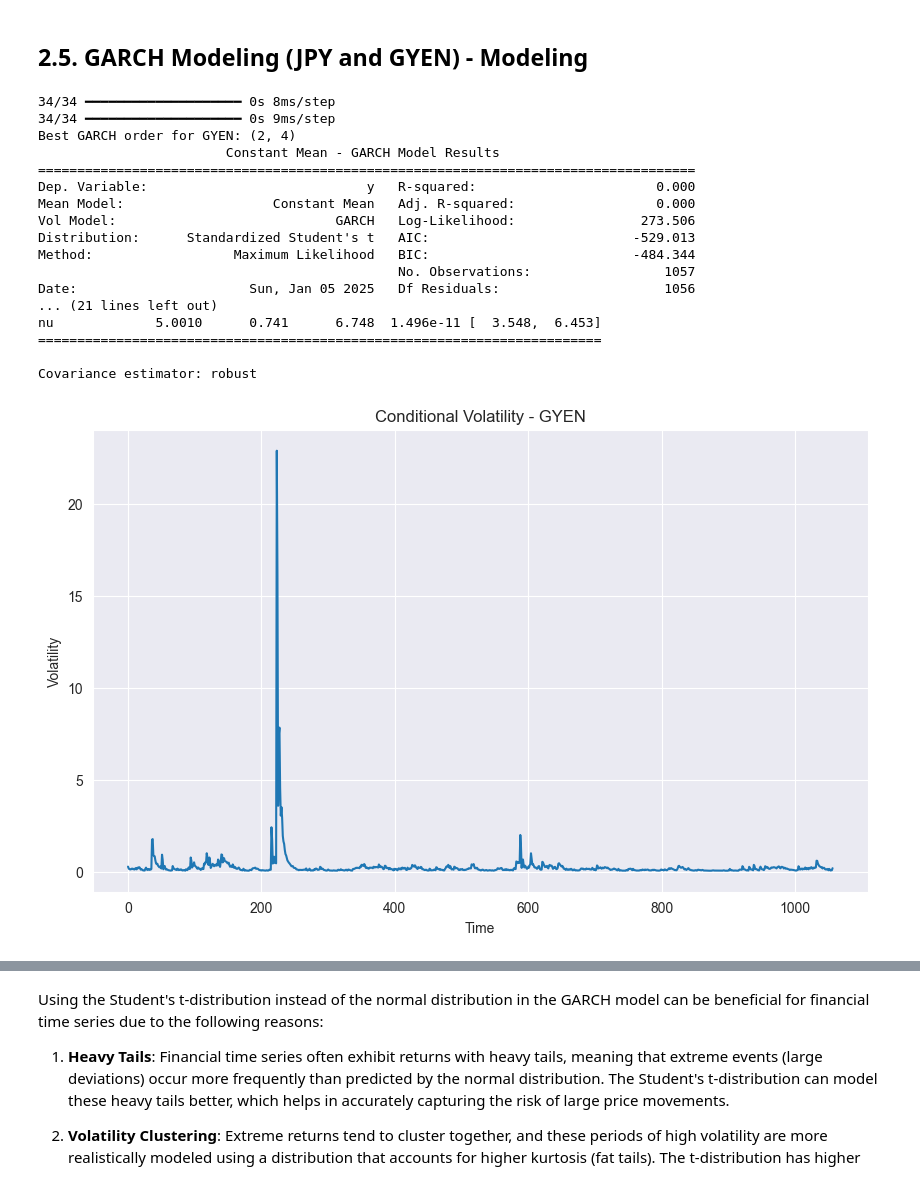
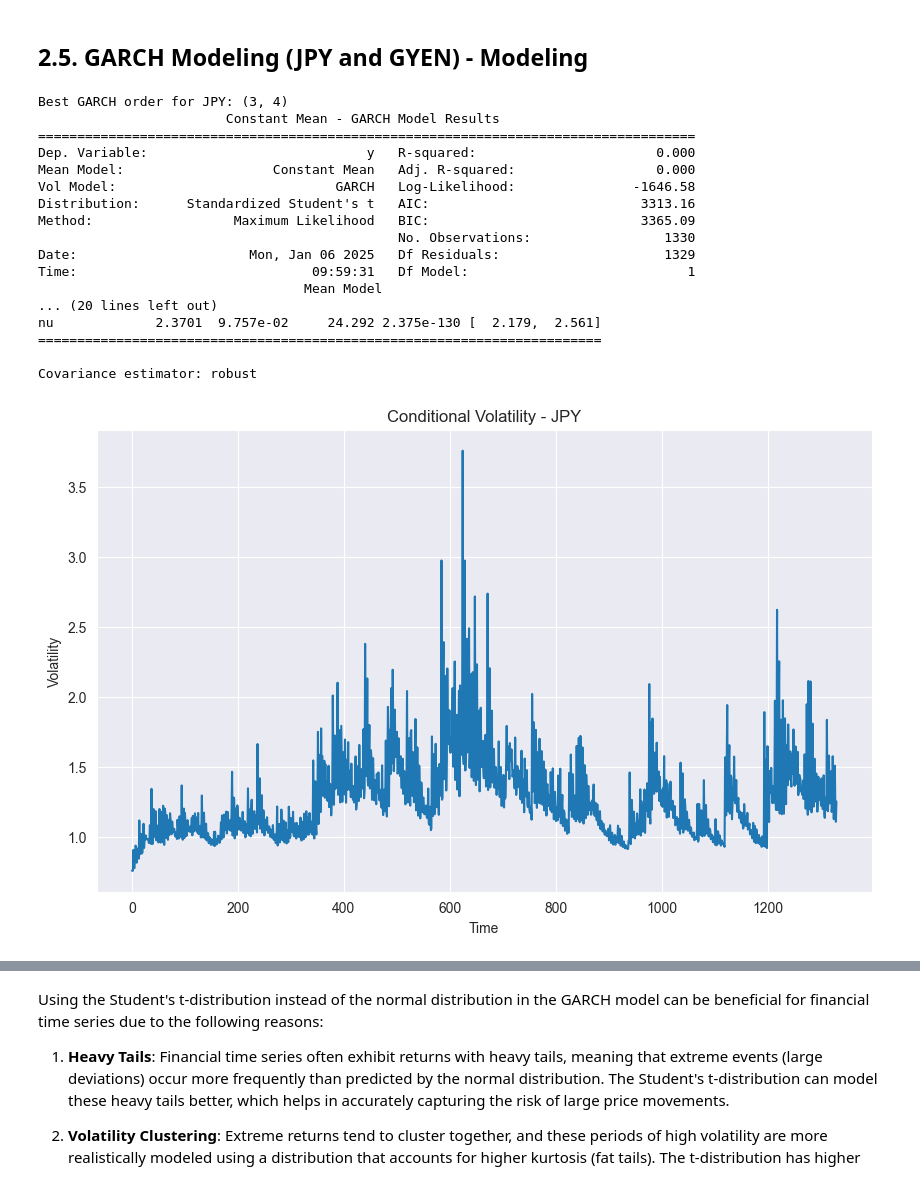
Before and after one commit to joodevs/algo-trader, a Jupyter notebook: gyen-yen-analysis.ipynb, the cells around one changed output, grey strips where cells are left out. Cells and saved outputs as stored; diff of their text form; code cells hidden in the pictures.

```diff
--- a/gyen-yen-analysis.ipynb
+++ b/gyen-yen-analysis.ipynb
@@ -626,7 +617,6 @@ Best loss function (JPY): mean_squared_error
 # %%
 # Part 8: GARCH Modeling
 from arch import arch_model
-import numpy as np
 import matplotlib.pyplot as plt
 from sklearn.preprocessing import StandardScaler
 import warnings
@@ -656,66 +646,64 @@ def find_best_garch_params(residuals, max_p=5, max_q=5):
 
     return best_order, best_model
 
-# Calculate LSTM residuals using the trained models
-lstm_residuals_gyen_train = Y_train_gyen - best_model_gyen.predict(X_train_gyen).flatten()
-lstm_residuals_jpy_train = Y_train_jpy - best_model_jpy.predict(X_train_jpy).flatten()
+# # Calculate LSTM residuals using the trained models
+# lstm_residuals_gyen_train = Y_gyen_train - best_model_gyen.predict(X_gyen_train).flatten()
+# lstm_residuals_jpy_train = Y_jpy_train - best_model_jpy.predict(X_jpy_train).flatten()
 
 # Standardize LSTM residuals for GARCH analysis
+scaler_jpy = StandardScaler()
+lstm_residuals_jpy_rescaled = scaler_jpy.fit_transform(lstm_residuals_jpy.reshape(-1, 1)).flatten()
+
 scaler_gyen = StandardScaler()
-lstm_residuals_gyen_rescaled = scaler_gyen.fit_transform(lstm_residuals_gyen_train.reshape(-1, 1)).flatten()
+lstm_residuals_gyen_rescaled = scaler_gyen.fit_transform(lstm_residuals_gyen.reshape(-1, 1)).flatten()
 
-scaler_jpy = StandardScaler()
-lstm_residuals_jpy_rescaled = scaler_jpy.fit_transform(lstm_residuals_jpy_train.reshape(-1, 1)).flatten()
+# Find the best GARCH model for JPY residuals
+best_order_jpy, garch_fit_jpy = find_best_garch_params(lstm_residuals_jpy_rescaled, max_p=5, max_q=5)
+if best_order_jpy:
+    print(f"Best GARCH order for JPY: {best_order_jpy}")
+    print(garch_fit_jpy.summary())
 
-# Find Best GARCH Parameters and Fit Models (GYEN and JPY)
+    # Plot the volatility for JPY
+    plt.figure(figsize=(10, 6))
+    plt.plot(garch_fit_jpy.conditional_volatility)
+    plt.title('Conditional Volatility - JPY')
+    plt.xlabel('Time')
+    plt.ylabel('Volatility')
+    plt.show()
+else:
+    print("No suitable GARCH model found for JPY residuals.")
 
 # Find the best GARCH model for GYEN residuals
 best_order_gyen, garch_fit_gyen = find_best_garch_params(lstm_residuals_gyen_rescaled, max_p=5, max_q=5)
 if best_order_gyen:
     print(f"Best GARCH order for GYEN: {best_order_gyen}")
     print(garch_fit_gyen.summary())
 
     # Plot the volatility for GYEN
     plt.figure(figsize=(10, 6))
     plt.plot(garch_fit_gyen.conditional_volatility)
     plt.title('Conditional Volatility - GYEN')
     plt.xlabel('Time')
     plt.ylabel('Volatility')
     plt.show()
 else:
     print("No suitable GARCH model found for GYEN residuals.")
-
-# Find the best GARCH model for JPY residuals
-best_order_jpy, garch_fit_jpy = find_best_garch_params(lstm_residuals_jpy_rescaled, max_p=5, max_q=5)
-if best_order_jpy:
-    print(f"Best GARCH order for JPY: {best_order_jpy}")
-    print(garch_fit_jpy.summary())
-
-    # Plot the volatility for JPY
-    plt.figure(figsize=(10, 6))
-    plt.plot(garch_fit_jpy.conditional_volatility)
-    plt.title('Conditional Volatility - JPY')
-    plt.xlabel('Time')
-    plt.ylabel('Volatility')
-    plt.show()
-else:
-    print("No suitable GARCH model found for JPY residuals.")
 # %% [output]
-34/34 ━━━━━━━━━━━━━━━━━━━━ 0s 8ms/step
-34/34 ━━━━━━━━━━━━━━━━━━━━ 0s 9ms/step
-Best GARCH order for GYEN: (2, 4)
+Best GARCH order for JPY: (3, 4)
                         Constant Mean - GARCH Model Results
 ====================================================================================
 Dep. Variable:                            y   R-squared:                       0.000
 Mean Model:                   Constant Mean   Adj. R-squared:                  0.000
-Vol Model:                            GARCH   Log-Likelihood:                273.506
-Distribution:      Standardized Student's t   AIC:                          -529.013
-Method:                  Maximum Likelihood   BIC:                          -484.344
-                                              No. Observations:                 1057
-Date:                      Sun, Jan 05 2025   Df Residuals:                     1056
-... (21 lines left out)
-nu             5.0010      0.741      6.748  1.496e-11 [  3.548,  6.453]
+Vol Model:                            GARCH   Log-Likelihood:               -1646.58
+Distribution:      Standardized Student's t   AIC:                           3313.16
+Method:                  Maximum Likelihood   BIC:                           3365.09
+                                              No. Observations:                 1330
+Date:                      Mon, Jan 06 2025   Df Residuals:                     1329
+Time:                              09:59:31   Df Model:                            1
+                                  Mean Model
+... (20 lines left out)
+nu             2.3701  9.757e-02     24.292 2.375e-130 [  2.179,  2.561]
 ========================================================================
 
 Covariance estimator: robust
-[figure, old version]
+[figure, new version]
```
Also changed, not shown: parts of 9 cells of this notebook, 31 other files.
